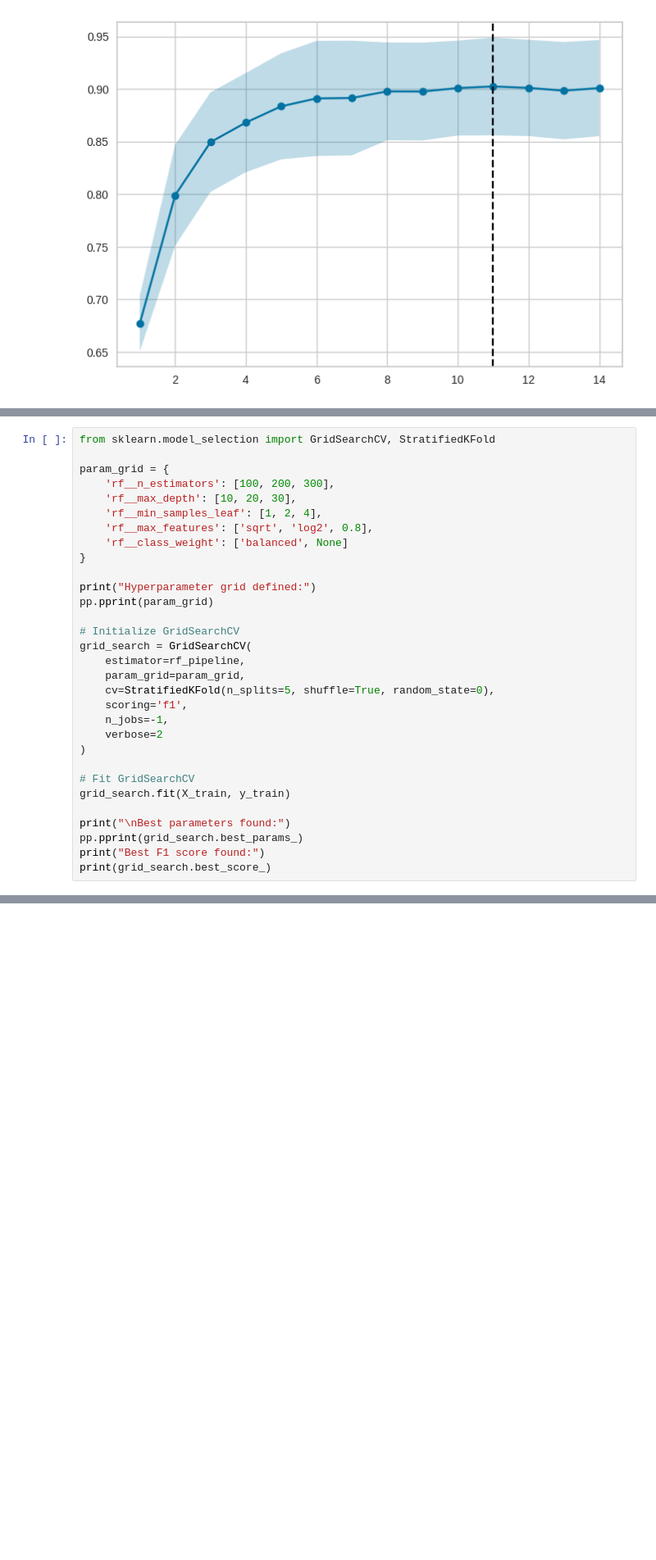
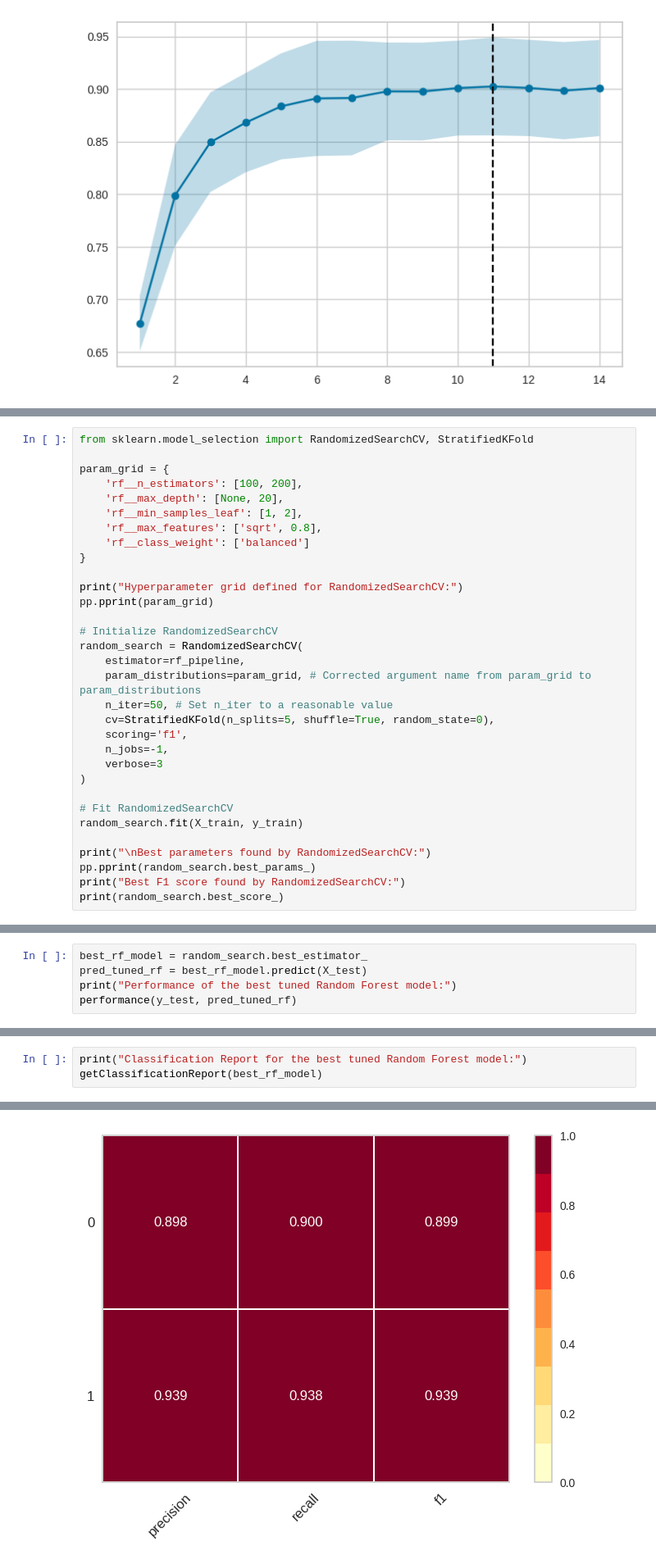
Before and after one commit to drachmacollector/Stellar-Analytics, a Jupyter notebook: Stellar_Analytics.ipynb, the cells around one changed output, grey strips where cells are left out. Shown at 82% size. Cells and saved outputs as stored; diff of their text form; blank space fills up the shorter version.

Commit message:
Randomized Search CV

```diff
--- a/Stellar_Analytics.ipynb
+++ b/Stellar_Analytics.ipynb
@@ -1297,32 +1263,33 @@ The previous `GridSearchCV` execution for the Random Forest model was interrupte
 # %%
-from sklearn.model_selection import GridSearchCV, StratifiedKFold
+from sklearn.model_selection import RandomizedSearchCV, StratifiedKFold
 
 param_grid = {
-    'rf__n_estimators': [100, 200, 300],
-    'rf__max_depth': [10, 20, 30],
-    'rf__min_samples_leaf': [1, 2, 4],
-    'rf__max_features': ['sqrt', 'log2', 0.8],
-    'rf__class_weight': ['balanced', None]
+    'rf__n_estimators': [100, 200],
+    'rf__max_depth': [None, 20],
+    'rf__min_samples_leaf': [1, 2],
+    'rf__max_features': ['sqrt', 0.8],
+    'rf__class_weight': ['balanced']
 }
 
-print("Hyperparameter grid defined:")
+print("Hyperparameter grid defined for RandomizedSearchCV:")
 pp.pprint(param_grid)
 
-# Initialize GridSearchCV
-grid_search = GridSearchCV(
+# Initialize RandomizedSearchCV
+random_search = RandomizedSearchCV(
     estimator=rf_pipeline,
-    param_grid=param_grid,
+    param_distributions=param_grid, # Corrected argument name from param_grid to param_distributions
+    n_iter=50, # Set n_iter to a reasonable value
     cv=StratifiedKFold(n_splits=5, shuffle=True, random_state=0),
     scoring='f1',
     n_jobs=-1,
-    verbose=2
+    verbose=3
 )
 
-# Fit GridSearchCV
-grid_search.fit(X_train, y_train)
+# Fit RandomizedSearchCV
+random_search.fit(X_train, y_train)
 
-print("\nBest parameters found:")
-pp.pprint(grid_search.best_params_)
-print("Best F1 score found:")
-print(grid_search.best_score_)
+print("\nBest parameters found by RandomizedSearchCV:")
+pp.pprint(random_search.best_params_)
+print("Best F1 score found by RandomizedSearchCV:")
+print(random_search.best_score_)
 # %% [output]
@@ -1336,0 +1315,5 @@ KeyboardInterrupt:
+# %%
+best_rf_model = random_search.best_estimator_
+pred_tuned_rf = best_rf_model.predict(X_test)
+print("Performance of the best tuned Random Forest model:")
+performance(y_test, pred_tuned_rf)
@@ -1336,0 +1339,4 @@ KeyboardInterrupt:
+# %%
+print("Classification Report for the best tuned Random Forest model:")
+getClassificationReport(best_rf_model)
+# %% [output]
@@ -1336,0 +1344 @@ KeyboardInterrupt:
+[figure, added]
```
Also changed, not shown: parts of 20 cells of this notebook.
